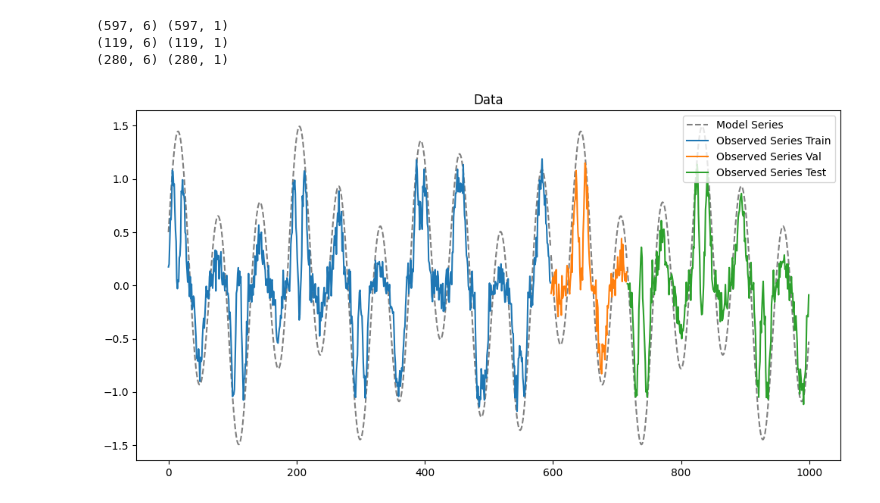
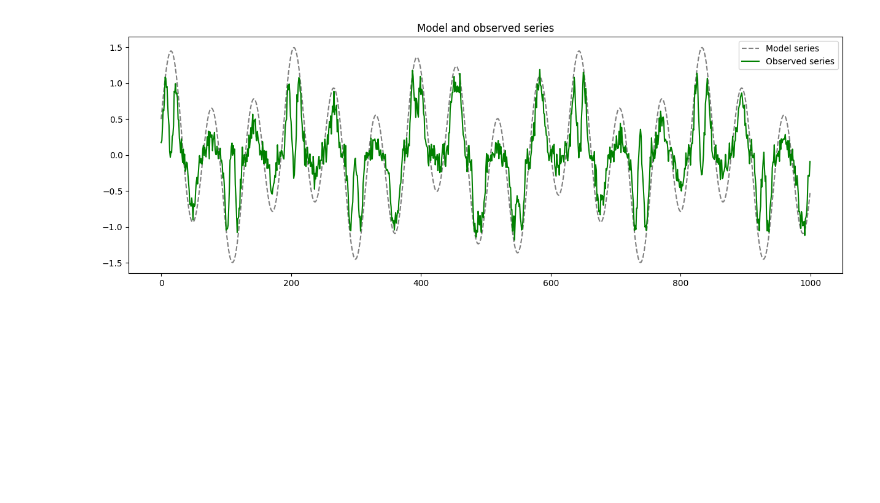
Before and after one commit to s7arekh/SAP_test, a Jupyter notebook: 2.ipynb, the cells around one changed output. Saved outputs shown, nothing was run; the diff lists cells and outputs as text; code cells hidden in the pictures; blank space fills up the shorter version.

```diff
--- a/2.ipynb
+++ b/2.ipynb
@@ -7,20 +10,13 @@ from sklearn.model_selection import train_test_split
 # %%
-
 # Параметры
 np.random.seed(42)
-n = 1000  # длина ряда
-t = np.arange(n)
+DATA_RANGE = 1000  # длина ряда
 
+t = np.arange(DATA_RANGE)
 # Модельный ряд
 model_series = np.sin(0.1 * t) + 0.5 * np.cos(0.03 * t)
+# Наблюдаемый сигнал (нелинейное преобразование + шум)
+observed_series = np.sin(model_series**3) + np.random.normal(0, 0.1, DATA_RANGE)
 
-# Наблюдаемый сигнал (нелинейное преобразование + шум)
-observed_series = np.sin(model_series**3) + np.random.normal(0, 0.1, n)
-
-plt.figure(figsize=(12, 6))
-plt.plot(t, model_series, label='Model Series', linestyle='--')
-plt.plot(t, observed_series, label='Observed Series')
-plt.title('Data')
-plt.legend()
-plt.show()
+model_series.shape, observed_series.shape
 # %% [output]
@@ -97,29 +23,0 @@ X_test = np.concatenate([X_model_test, X_observed_test], axis=1)
-# %%
-
-# model+observed series for output
-y_train = y_observed_train.reshape(-1, 1)
-y_val = y_observed_val.reshape(-1, 1)
-y_test = y_observed_test.reshape(-1, 1)
-
-print(X_train.shape, y_train.shape)
-print(X_val.shape, y_val.shape)
-print(X_test.shape, y_test.shape)
-
-# plot train-val-test split
-plt.figure(figsize=(12, 6))
-# model series with -- for train-val-test
-plt.plot(t[:len(X_model_train)], model_series[:len(X_model_train)], linestyle='--', color='grey', label='Model Series')
-plt.plot(t[len(X_model_train):len(X_model_train)+len(X_model_val)], model_series[len(X_model_train):len(X_model_train)+len(X_model_val)], linestyle='--', color='grey')
-plt.plot(t[len(X_model_train)+len(X_model_val):], model_series[len(X_model_train)+len(X_model_val):], linestyle='--', color='grey')
-# observed series for train-val-test
-plt.plot(t[:len(X_observed_train)], observed_series[:len(X_observed_train)], label='Observed Series Train')
-plt.plot(t[len(X_observed_train):len(X_observed_train)+len(X_observed_val)], observed_series[len(X_observed_train):len(X_observed_train)+len(X_observed_val)], label='Observed Series Val')
-plt.plot(t[len(X_observed_train)+len(X_observed_val):], observed_series[len(X_observed_train)+len(X_observed_val):], label='Observed Series Test')
-plt.title('Data')
-plt.legend()
-plt.show()
-# %% [output]
-(597, 6) (597, 1)
-(119, 6) (119, 1)
-(280, 6) (280, 1)
-[figure, removed]
@@ -126 +57,11 @@ plt.show()
+# %%
+# plot
+plt.figure(figsize=(15, 5))
+plt.plot(model_series, label='Model series', linestyle='--', color='gray')
+plt.plot(observed_series, label='Observed series', color='green')
+plt.legend()
+plt.title('Model and observed series')
+plt.show()
+# %% [output]
+[figure, added]
 # %%
```
Also changed, not shown: parts of 21 cells of this notebook, 2 other files.
